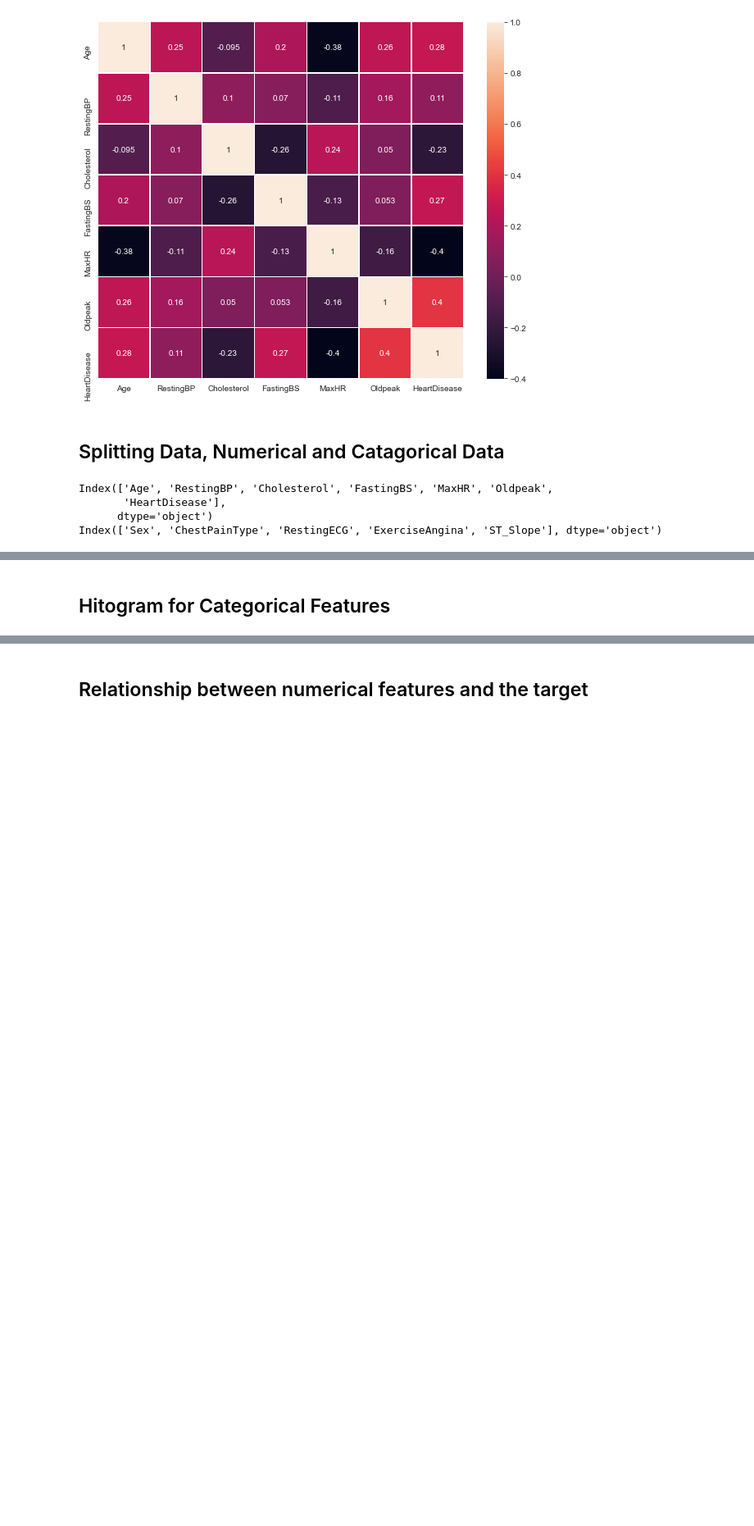
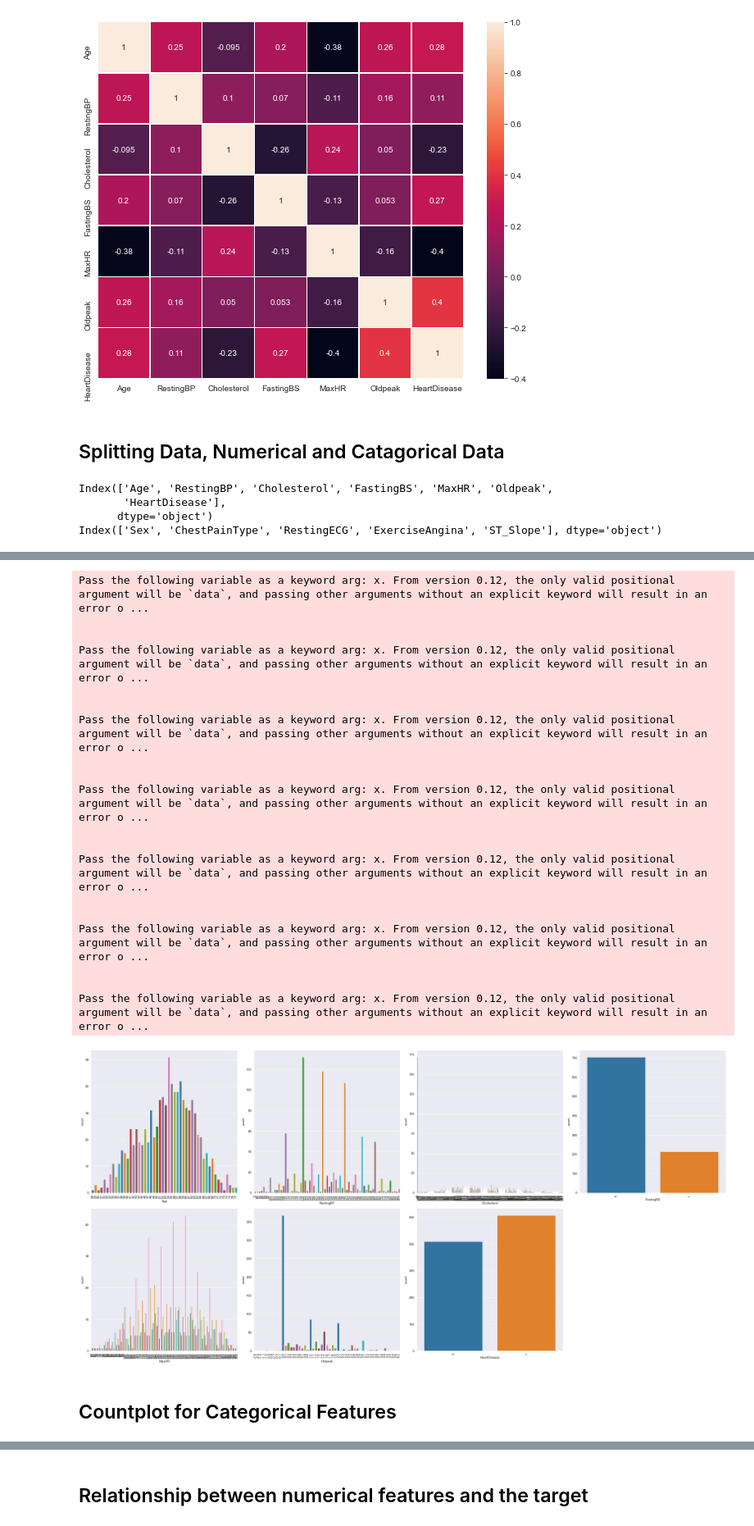
Before and after one commit to RoukaiaKHELIFI/Heart_Disease_Prediction, a Jupyter notebook: Heart_Attack_Prediction.ipynb, the cells around one changed output, grey strips where cells are left out. Shown at 82% size. Saved outputs shown, nothing was run; the diff lists cells and outputs as text; code cells hidden in the pictures; blank space fills up the shorter version.

```diff
--- a/Heart_Attack_Prediction.ipynb
+++ b/Heart_Attack_Prediction.ipynb
@@ -116,2 +110,40 @@ num_cols.iplot(kind='histogram',subplots=True)
+# %%
+plt.figure(figsize=(28,20))
+plotnumber = 1
+
+for column in num_cols:
+    if plotnumber <= 12:
+        ax = plt.subplot(3, 4, plotnumber)
+
+        ax = sns.countplot(df[column], palette = 'tab10')
+
+        ax.tick_params(axis='x', rotation=90)
+        plt.xlabel(column)
+
+    plotnumber += 1
+
+plt.tight_layout()
+plt.show()
+# %% [output]
+Pass the following variable as a keyword arg: x. From version 0.12, the only valid positional argument will be `data`, and passing other arguments without an explicit keyword will result in an error o ...
+
+
+Pass the following variable as a keyword arg: x. From version 0.12, the only valid positional argument will be `data`, and passing other arguments without an explicit keyword will result in an error o ...
+
+
+Pass the following variable as a keyword arg: x. From version 0.12, the only valid positional argument will be `data`, and passing other arguments without an explicit keyword will result in an error o ...
+
+
+Pass the following variable as a keyword arg: x. From version 0.12, the only valid positional argument will be `data`, and passing other arguments without an explicit keyword will result in an error o ...
+
+
+Pass the following variable as a keyword arg: x. From version 0.12, the only valid positional argument will be `data`, and passing other arguments without an explicit keyword will result in an error o ...
+
+
+Pass the following variable as a keyword arg: x. From version 0.12, the only valid positional argument will be `data`, and passing other arguments without an explicit keyword will result in an error o ...
+
+
+Pass the following variable as a keyword arg: x. From version 0.12, the only valid positional argument will be `data`, and passing other arguments without an explicit keyword will result in an error o ...
+[figure, added]
 # %% [markdown]
-## Hitogram for Categorical Features
+## Countplot for Categorical Features
```
Also changed, not shown: parts of 28 cells of this notebook.
